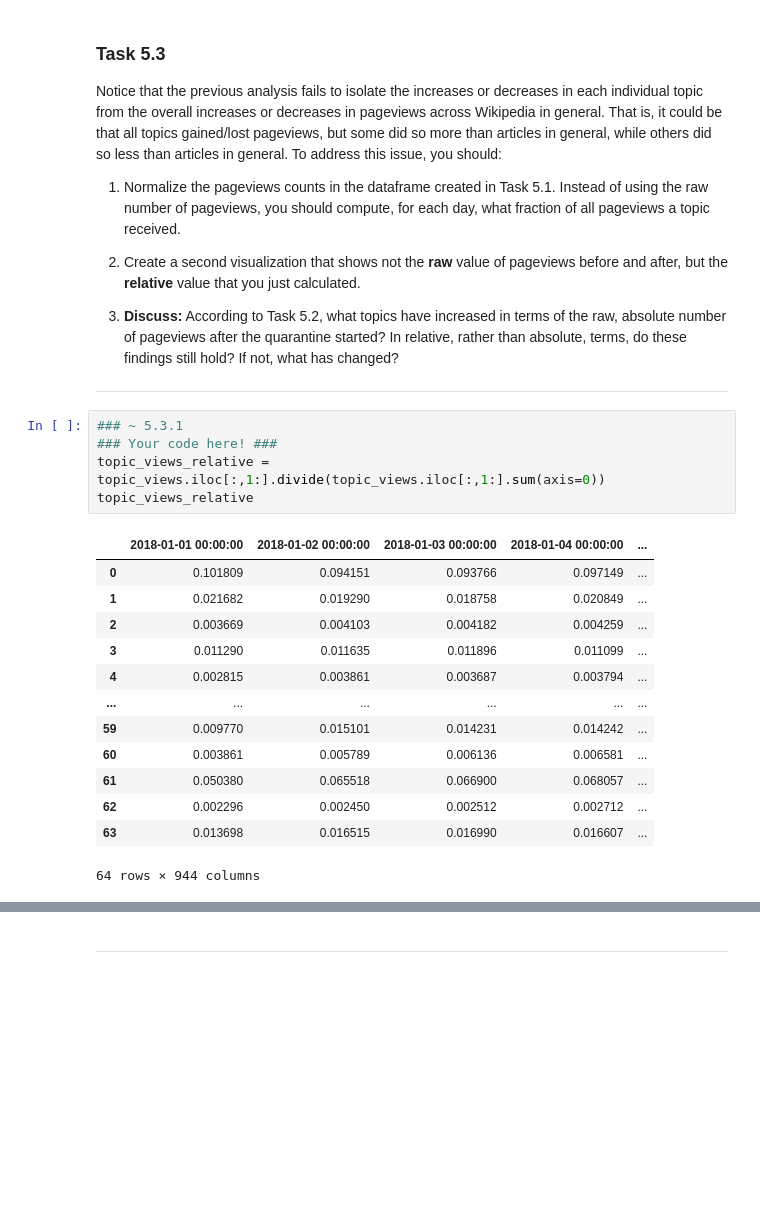
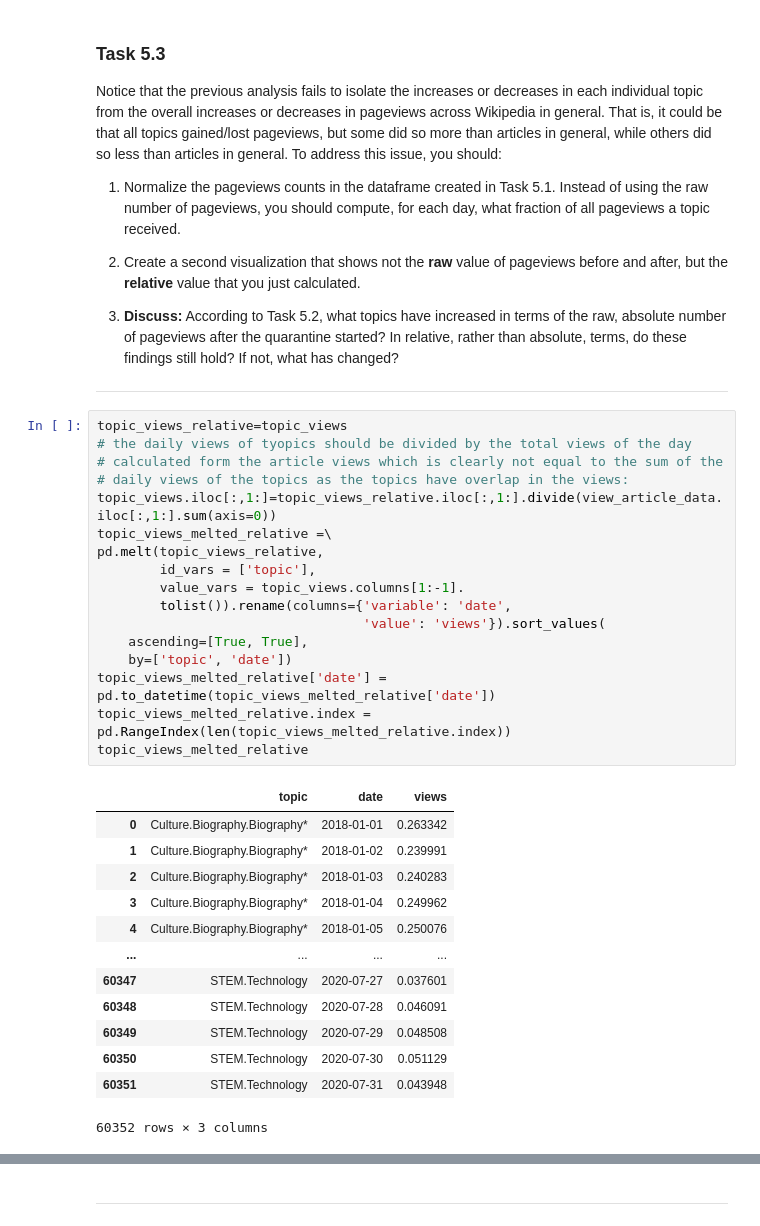
Before and after one commit to alec-flowers/ada-2020-homework1-pandas-pied, a Jupyter notebook: 01 - Pandas Data Wrangling and Data Viz/hw1.ipynb, the cells around one changed output, grey strips where cells are left out. Drawn from its saved outputs; the diff is of its cells as text; blank space fills up the shorter version.

```diff
--- a/01 - Pandas Data Wrangling and Data Viz/hw1.ipynb
+++ b/01 - Pandas Data Wrangling and Data Viz/hw1.ipynb
@@ -887,25 +919,37 @@ Notice that the previous analysis fails to isolate the increases or decreases in
 3. **Discuss:** According to Task 5.2, what topics have increased in terms of the raw, absolute number of pageviews after the quarantine started? In relative, rather than absolute, terms, do these findings still hold? If not, what has changed?
 
 ---
-# %%
-### ~ 5.3.1
-### Your code here! ###
-topic_views_relative = topic_views.iloc[:,1:].divide(topic_views.iloc[:,1:].sum(axis=0))
-topic_views_relative
-# %% [output]
-|  | 2018-01-01 00:00:00 | 2018-01-02 00:00:00 | 2018-01-03 00:00:00 | 2018-01-04 00:00:00 | ... |
-| 0 | 0.101809 | 0.094151 | 0.093766 | 0.097149 | ... |
-| 1 | 0.021682 | 0.019290 | 0.018758 | 0.020849 | ... |
-| 2 | 0.003669 | 0.004103 | 0.004182 | 0.004259 | ... |
-| 3 | 0.011290 | 0.011635 | 0.011896 | 0.011099 | ... |
-| 4 | 0.002815 | 0.003861 | 0.003687 | 0.003794 | ... |
-| ... | ... | ... | ... | ... | ... |
-| 59 | 0.009770 | 0.015101 | 0.014231 | 0.014242 | ... |
-| 60 | 0.003861 | 0.005789 | 0.006136 | 0.006581 | ... |
-| 61 | 0.050380 | 0.065518 | 0.066900 | 0.068057 | ... |
-| 62 | 0.002296 | 0.002450 | 0.002512 | 0.002712 | ... |
-| 63 | 0.013698 | 0.016515 | 0.016990 | 0.016607 | ... |
-64 rows × 944 columns
+# %%
+topic_views_relative=topic_views
+# the daily views of tyopics should be divided by the total views of the day
+# calculated form the article views which is clearly not equal to the sum of the
+# daily views of the topics as the topics have overlap in the views:
+topic_views.iloc[:,1:]=topic_views_relative.iloc[:,1:].divide(view_article_data.iloc[:,1:].sum(axis=0))
+topic_views_melted_relative =\
+pd.melt(topic_views_relative,
+        id_vars = ['topic'],
+        value_vars = topic_views.columns[1:-1].
+        tolist()).rename(columns={'variable': 'date',
+                                  'value': 'views'}).sort_values(
+    ascending=[True, True],
+    by=['topic', 'date'])
+topic_views_melted_relative['date'] = pd.to_datetime(topic_views_melted_relative['date'])
+topic_views_melted_relative.index = pd.RangeIndex(len(topic_views_melted_relative.index))
+topic_views_melted_relative
+# %% [output]
+|  | topic | date | views |
+| 0 | Culture.Biography.Biography* | 2018-01-01 | 0.263342 |
+| 1 | Culture.Biography.Biography* | 2018-01-02 | 0.239991 |
+| 2 | Culture.Biography.Biography* | 2018-01-03 | 0.240283 |
+| 3 | Culture.Biography.Biography* | 2018-01-04 | 0.249962 |
+| 4 | Culture.Biography.Biography* | 2018-01-05 | 0.250076 |
+| ... | ... | ... | ... |
+| 60347 | STEM.Technology | 2020-07-27 | 0.037601 |
+| 60348 | STEM.Technology | 2020-07-28 | 0.046091 |
+| 60349 | STEM.Technology | 2020-07-29 | 0.048508 |
+| 60350 | STEM.Technology | 2020-07-30 | 0.051129 |
+| 60351 | STEM.Technology | 2020-07-31 | 0.043948 |
+60352 rows × 3 columns
 # %%
 ### ~ 5.3.2
 ### Your code here! ###
```
Also changed, not shown: parts of 21 cells of this notebook.
